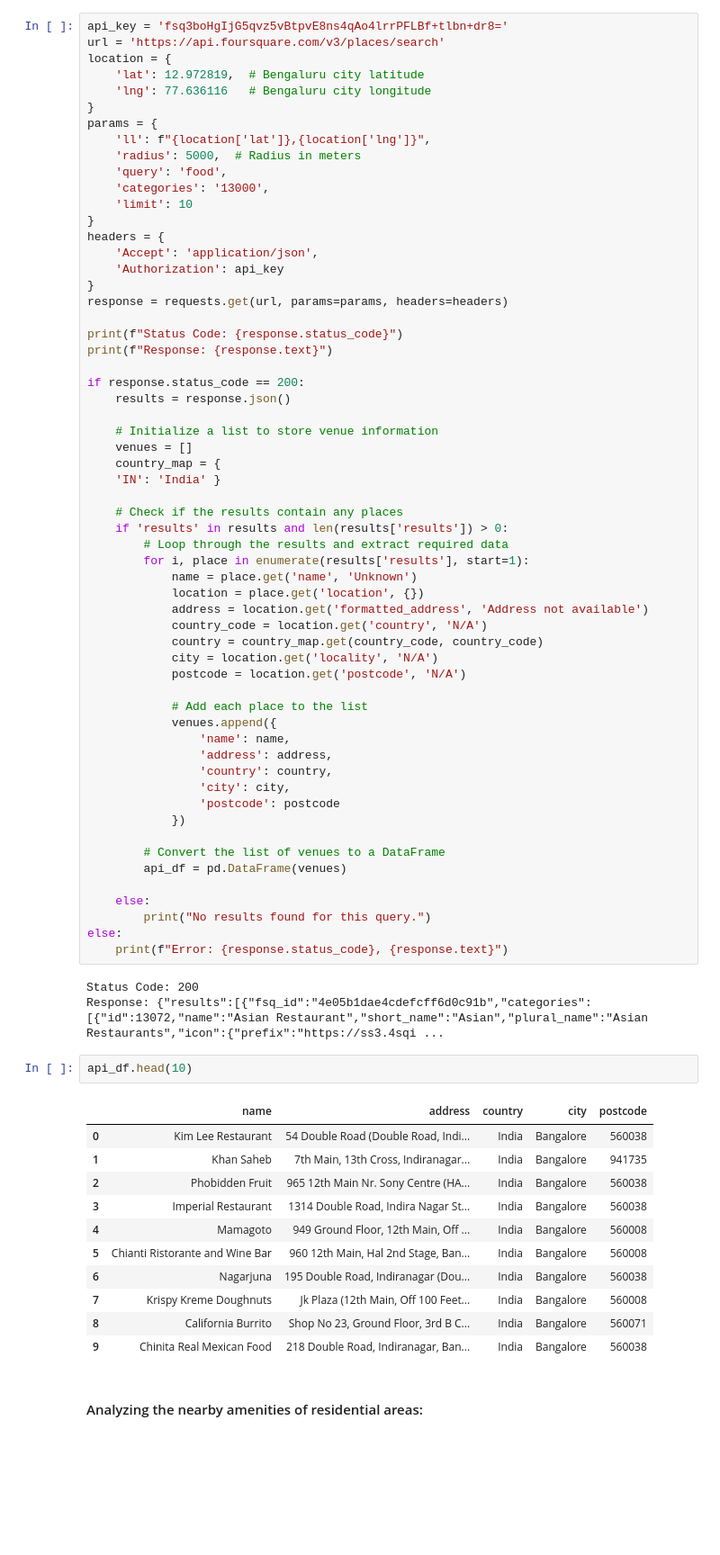
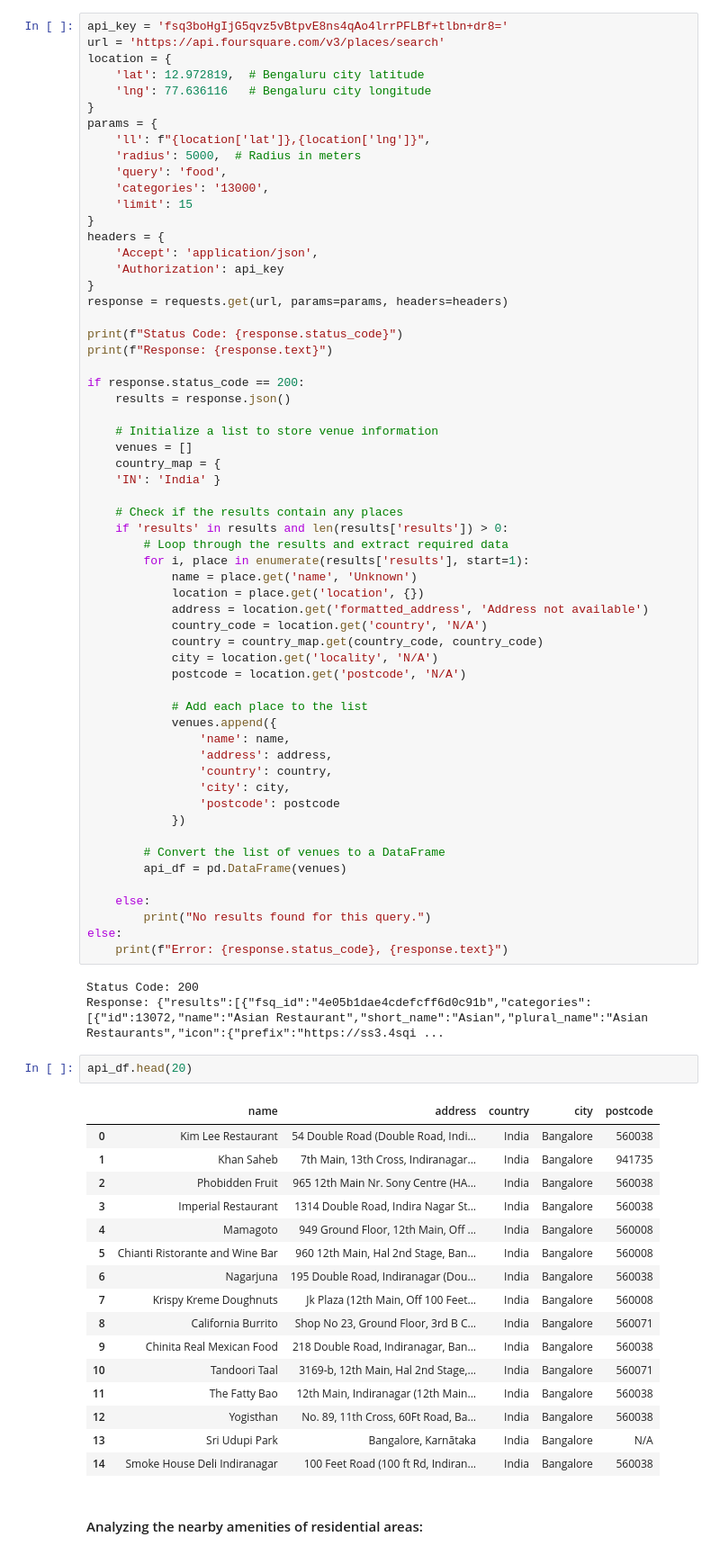
Before and after one commit to Mradul-77/GeoDiscovery, a Jupyter notebook: GeoDiscovery.ipynb, the cells around one changed output. Shown at 90% size. Drawn from its saved outputs; the diff is of its cells as text; blank space fills up the shorter version.

```diff
--- a/GeoDiscovery.ipynb
+++ b/GeoDiscovery.ipynb
@@ -368,7 +368,7 @@ params = {
     'radius': 5000,  # Radius in meters
     'query': 'food',
     'categories': '13000',
-    'limit': 10
+    'limit': 15
 }
 headers = {
     'Accept': 'application/json',
@@ -419,19 +419,24 @@ else:
 Status Code: 200
 Response: {"results":[{"fsq_id":"4e05b1dae4cdefcff6d0c91b","categories":[{"id":13072,"name":"Asian Restaurant","short_name":"Asian","plural_name":"Asian Restaurants","icon":{"prefix":"https://ss3.4sqi ...
 # %%
-api_df.head(10)
+api_df.head(20)
 # %% [output]
 |  | name | address | country | city | postcode |
 | 0 | Kim Lee Restaurant | 54 Double Road (Double Road, Indi... | India | Bangalore | 560038 |
 | 1 | Khan Saheb | 7th Main, 13th Cross, Indiranagar... | India | Bangalore | 941735 |
 | 2 | Phobidden Fruit | 965 12th Main Nr. Sony Centre (HA... | India | Bangalore | 560038 |
 | 3 | Imperial Restaurant | 1314 Double Road, Indira Nagar St... | India | Bangalore | 560038 |
 | 4 | Mamagoto | 949 Ground Floor, 12th Main, Off ... | India | Bangalore | 560008 |
 | 5 | Chianti Ristorante and Wine Bar | 960 12th Main, Hal 2nd Stage, Ban... | India | Bangalore | 560008 |
 | 6 | Nagarjuna | 195 Double Road, Indiranagar (Dou... | India | Bangalore | 560038 |
 | 7 | Krispy Kreme Doughnuts | Jk Plaza (12th Main, Off 100 Feet... | India | Bangalore | 560008 |
 | 8 | California Burrito | Shop No 23, Ground Floor, 3rd B C... | India | Bangalore | 560071 |
 | 9 | Chinita Real Mexican Food | 218 Double Road, Indiranagar, Ban... | India | Bangalore | 560038 |
+| 10 | Tandoori Taal | 3169-b, 12th Main, Hal 2nd Stage,... | India | Bangalore | 560071 |
+| 11 | The Fatty Bao | 12th Main, Indiranagar (12th Main... | India | Bangalore | 560038 |
+| 12 | Yogisthan | No. 89, 11th Cross, 60Ft Road, Ba... | India | Bangalore | 560038 |
+| 13 | Sri Udupi Park | Bangalore, Karnātaka | India | Bangalore | N/A |
+| 14 | Smoke House Deli Indiranagar | 100 Feet Road (100 ft Rd, Indiran... | India | Bangalore | 560038 |
 # %% [markdown]
 #### Analyzing the nearby amenities of residential areas:
 # %%
```
Also changed, not shown: parts of 2 cells of this notebook, 3 other files.
